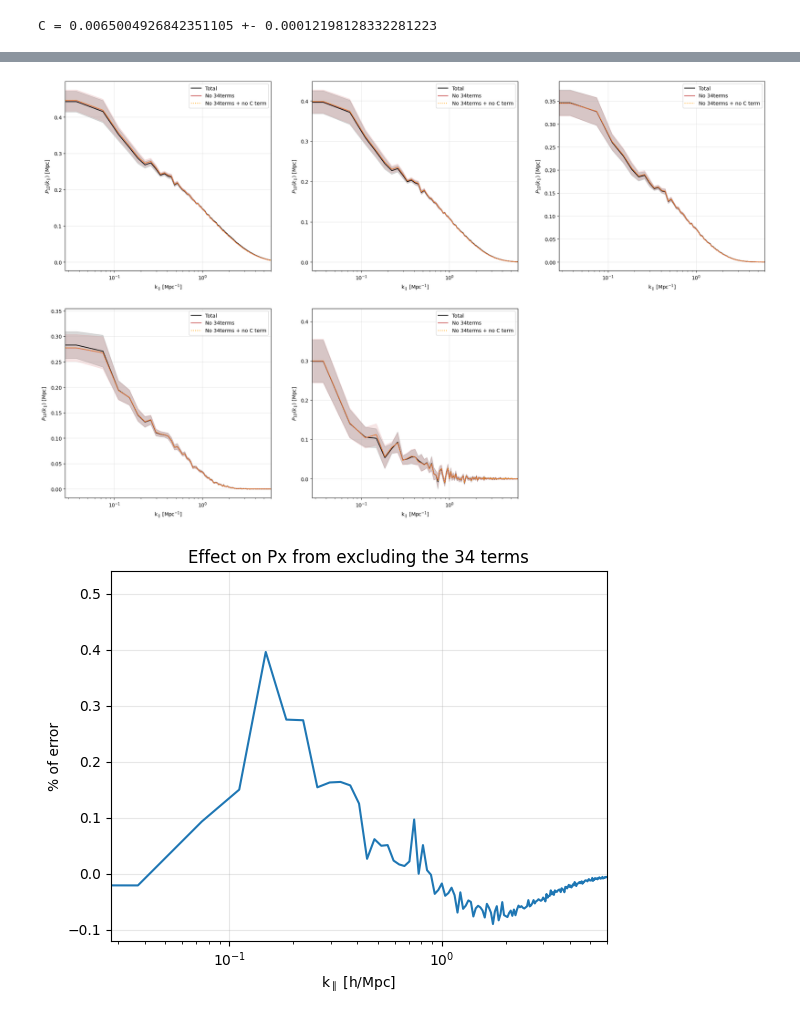
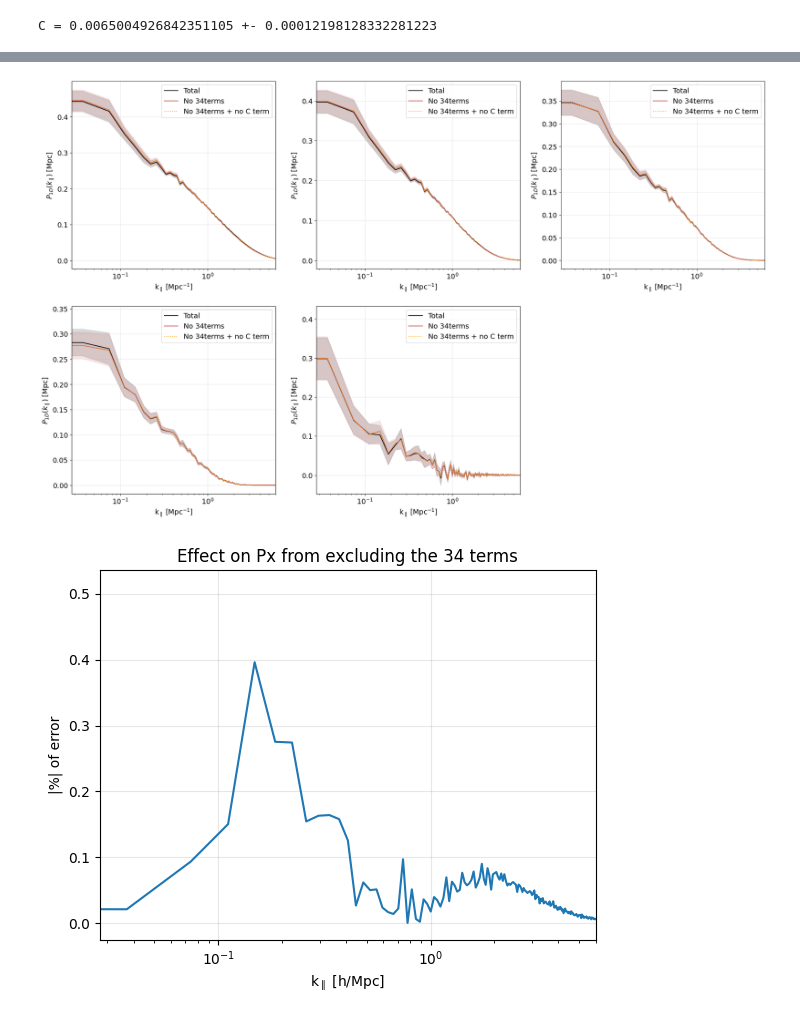
Before and after one commit to andreufont/astrid_hcd, a Jupyter notebook: SimulationFields/Px.ipynb, the cells around one changed output, grey strips where cells are left out. Cells and saved outputs as stored; diff of their text form; code cells hidden in the pictures.

Commit message:
better figures

```diff
--- a/SimulationFields/Px.ipynb
+++ b/SimulationFields/Px.ipynb
@@ -614,22 +630,26 @@ for i in np.arange(len(r_bins)-1):
     plt.fill_between(k_los, (Px_aprox[i]-Px_maxstd_aprox[i]), (Px_aprox[i]+Px_maxstd_aprox[i]), color='indianred', alpha=0.15)
     plt.plot(k_los, Px_aprox_vega[i], color='orange', linestyle=':', label='No 34terms + no C term')
     plt.xscale('log')
-    plt.legend()
+    plt.legend(fontsize=14)
+    plt.xticks(fontsize=14)
+    plt.yticks(fontsize=14)
     plt.grid(alpha=0.3)
     plt.xlim(right=6)
-    plt.xlabel(r'k$_\parallel$ [Mpc$^{-1}$]')
-    plt.ylabel(r'$P_{1D}(k_\parallel)$ [Mpc]');
+    plt.xlabel(r'k$_\parallel$ [Mpc$^{-1}$]', fontsize=14)
+    plt.ylabel(r'$P_{1D}(k_\parallel)$ [Mpc]', fontsize=14);
+
+    plt.savefig('plot.png', dpi=200, bbox_inches='tight')
 # %% [output]
-[figure, old version]
+[figure, new version]
 # %%
 lost_info = np.mean((Px_aprox-Px_tot)*100, axis=0)
 # %%
-plt.plot(k_los, lost_info)
+plt.plot(k_los, np.abs(lost_info))
 plt.xscale('log')
 plt.grid(alpha=0.3)
 plt.xlim(right=6)
 plt.xlabel(r'k$_\parallel$ [h/Mpc]')
-plt.ylabel('% of error')
+plt.ylabel('|%| of error')
 plt.title('Effect on Px from excluding the 34 terms');
 # %% [output]
-[figure, old version]
+[figure, new version]
```
Also changed, not shown: parts of 4 cells of this notebook.
